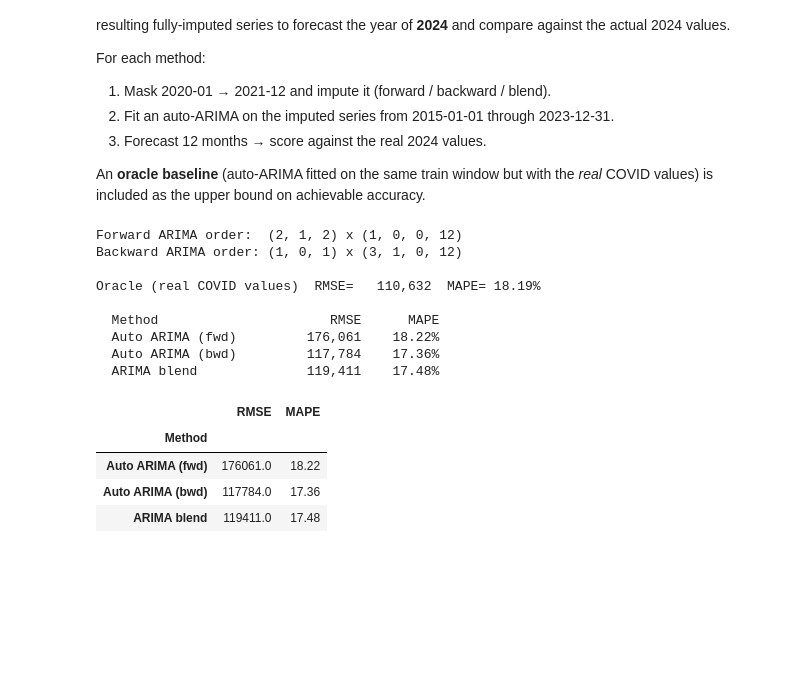
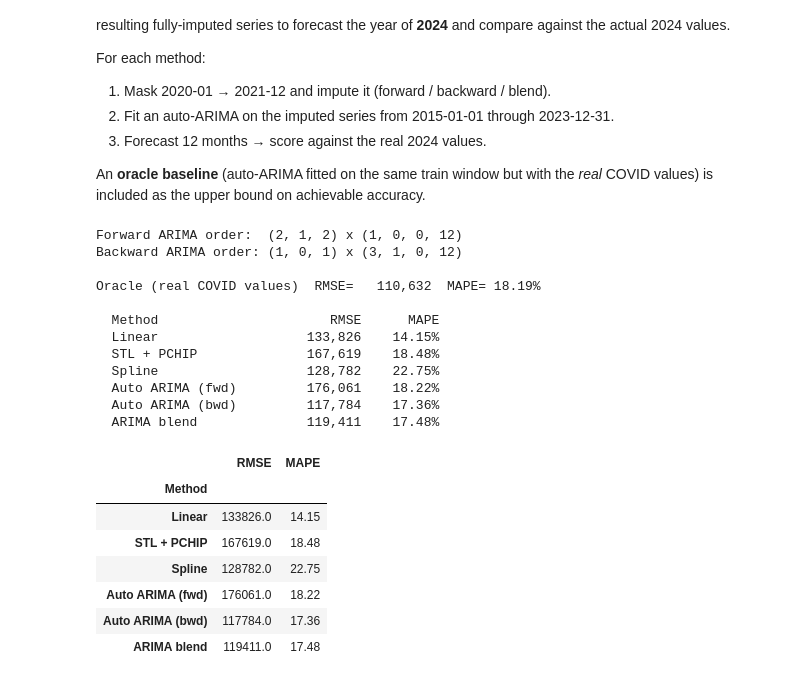
Before and after one commit to Gbrlmoraes/brazil_tourism_forecasting_benchmark, a Jupyter notebook: notebooks/4_working_with_pandemic_data.ipynb, the cells around one changed output. Saved outputs shown, nothing was run; the diff lists cells and outputs as text; code cells hidden in the pictures; blank space fills up the shorter version.

```diff
--- a/notebooks/4_working_with_pandemic_data.ipynb
+++ b/notebooks/4_working_with_pandemic_data.ipynb
@@ -833,7 +833,11 @@ pre_covid_end = series[series.index < COVID_START].index[-1]
 post_covid_start = series[series.index > COVID_END].index[0]
 post_covid_end = series.index[-1]
 
-# Impute the real COVID gap with each ARIMA-based method
+# Impute the real COVID gap with all methods
+s_linear_covid = apply_linear(masked_covid)
+s_stl_pchip_covid = apply_stl_pchip(masked_covid, covid_mask, pre_covid_end)
+s_spline_covid = apply_spline(masked_covid)
+
 s_fwd, fwd_model, forecast_fwd_covid = apply_auto_arima(
     masked_covid, covid_mask, pre_covid_end
 )
@@ -849,6 +853,9 @@ s_blend = apply_arima_blend(
 )
 
 imputed_variants = {
+    'Linear': s_linear_covid,
+    'STL + PCHIP': s_stl_pchip_covid,
+    'Spline': s_spline_covid,
     'Auto ARIMA (fwd)': s_fwd,
     'Auto ARIMA (bwd)': s_bwd,
     'ARIMA blend': s_blend,
@@ -874,33 +881,39 @@ forecast_records = []
 forecasts_2024 = {'Oracle': pd.Series(oracle_forecast, index=y_test.index)}
 
 print(f'\n  {"Method":<20}  {"RMSE":>10}  {"MAPE":>8}')
 for method_name, s_imputed in imputed_variants.items():
     train = s_imputed.loc[FORECAST_TRAIN_START:FORECAST_TRAIN_END]
     forecast = _fit_predict_auto_arima(train.values, N_FORECAST)
     forecast = np.clip(forecast, 0, None)
 
     r = rmse(y_test.values, forecast)
     m = mape(y_test.values, forecast)
     forecast_records.append({'Method': method_name, 'RMSE': r, 'MAPE': m})
     forecasts_2024[method_name] = pd.Series(forecast, index=y_test.index)
     print(f'  {method_name:<20}  {r:>10,.0f}  {m:>7.2f}%')
 
 forecast_results_df = (
     pd.DataFrame(forecast_records).set_index('Method').round({'RMSE': 0, 'MAPE': 2})
 )
 forecast_results_df
 # %% [output]
 Forward ARIMA order:  (2, 1, 2) x (1, 0, 0, 12)
 Backward ARIMA order: (1, 0, 1) x (3, 1, 0, 12)
 
 Oracle (real COVID values)  RMSE=   110,632  MAPE= 18.19%
 
   Method                      RMSE      MAPE
+  Linear                   133,826    14.15%
+  STL + PCHIP              167,619    18.48%
+  Spline                   128,782    22.75%
   Auto ARIMA (fwd)         176,061    18.22%
   Auto ARIMA (bwd)         117,784    17.36%
   ARIMA blend              119,411    17.48%
 |  | RMSE | MAPE |
 | Method |  |  |
+| Linear | 133826.0 | 14.15 |
+| STL + PCHIP | 167619.0 | 18.48 |
+| Spline | 128782.0 | 22.75 |
 | Auto ARIMA (fwd) | 176061.0 | 18.22 |
 | Auto ARIMA (bwd) | 117784.0 | 17.36 |
 | ARIMA blend | 119411.0 | 17.48 |
```
Also changed, not shown: parts of 1 cell of this notebook.
